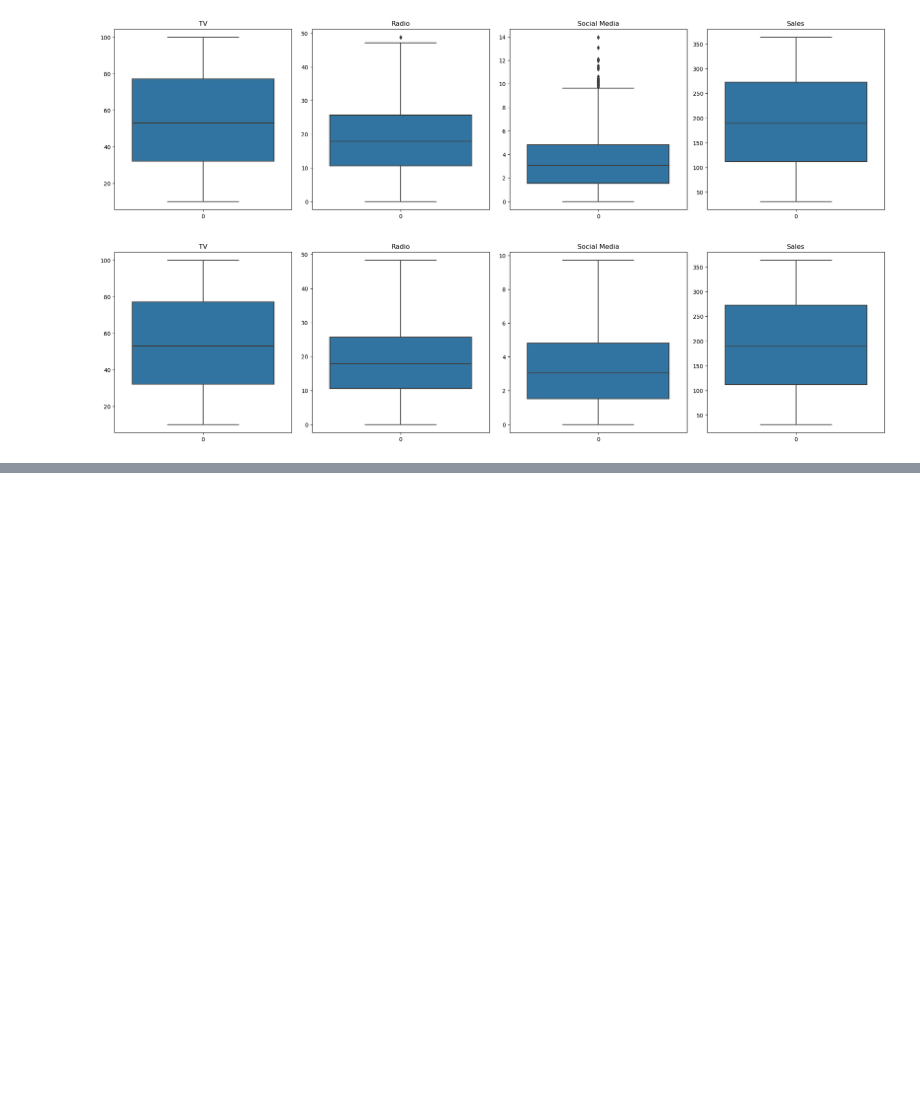
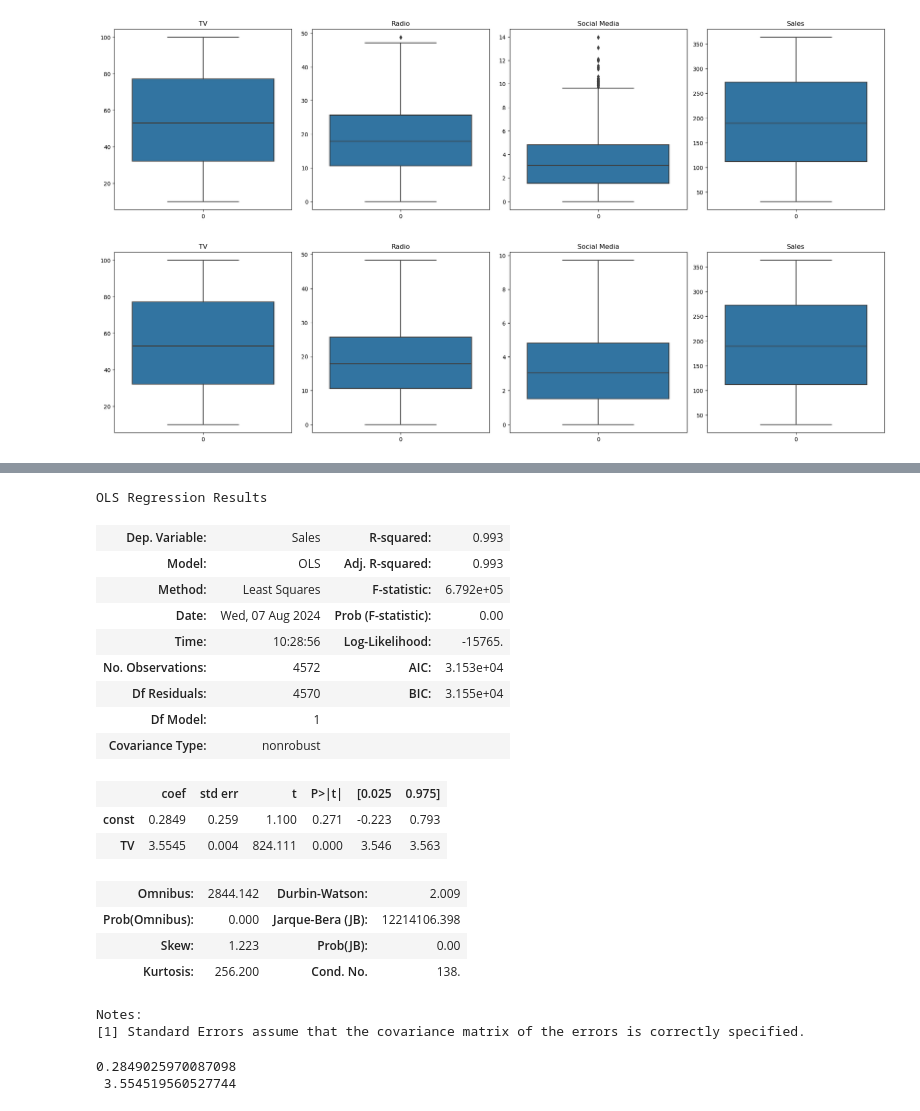
Before and after one commit to Glamorous9754/Practice-in-Jupyter, a Jupyter notebook: Assignment_3.ipynb, the cells around one changed output, grey strips where cells are left out. Drawn from its saved outputs; the diff is of its cells as text; code cells hidden in the pictures; blank space fills up the shorter version.

```diff
--- a/Assignment_3.ipynb
+++ b/Assignment_3.ipynb
@@ -87,3 +96,5 @@ df_filtered.head()
 df_filtered = pd.get_dummies(df_filtered)
 # %%
 del df_filtered['Influencer_Nano']
+# %%
+df_filtered.fillna(df_filtered.mean(),inplace=True)
@@ -89,0 +130,37 @@ del df_filtered['Influencer_Nano']
+# %%
+x_tv = sn.add_constant(df_filtered['TV'])
+y_sales = df_filtered['Sales']
+
+lm_sn_1 = sn.OLS(y_sales,x_tv).fit()
+lm_sn_1.summary()
+# %% [output]
+OLS Regression Results
+| Dep. Variable: | Sales | R-squared: | 0.993 |
+| Model: | OLS | Adj. R-squared: | 0.993 |
+| Method: | Least Squares | F-statistic: | 6.792e+05 |
+| Date: | Wed, 07 Aug 2024 | Prob (F-statistic): | 0.00 |
+| Time: | 10:28:56 | Log-Likelihood: | -15765. |
+| No. Observations: | 4572 | AIC: | 3.153e+04 |
+| Df Residuals: | 4570 | BIC: | 3.155e+04 |
+| Df Model: | 1 |  |  |
+| Covariance Type: | nonrobust |  |  |
+|  | coef | std err | t | P>|t| | [0.025 | 0.975] |
+| const | 0.2849 | 0.259 | 1.100 | 0.271 | -0.223 | 0.793 |
+| TV | 3.5545 | 0.004 | 824.111 | 0.000 | 3.546 | 3.563 |
+| Omnibus: | 2844.142 | Durbin-Watson: | 2.009 |
+| Prob(Omnibus): | 0.000 | Jarque-Bera (JB): | 12214106.398 |
+| Skew: | 1.223 | Prob(JB): | 0.00 |
+| Kurtosis: | 256.200 | Cond. No. | 138. |
+Notes:
+[1] Standard Errors assume that the covariance matrix of the errors is correctly specified.
+# %%
+x_tv = df_filtered[['TV']]
+y_sales = df_filtered['Sales']
+
+lm_skl_1 = LinearRegression()
+lm_skl_1.fit(x_tv, y_sales)
+
+print(lm_skl_1.intercept_,'\n',lm_skl_1.coef_[0])
+# %% [output]
+0.2849025970087098
+ 3.554519560527744
```
Also changed, not shown: parts of 8 cells of this notebook.
